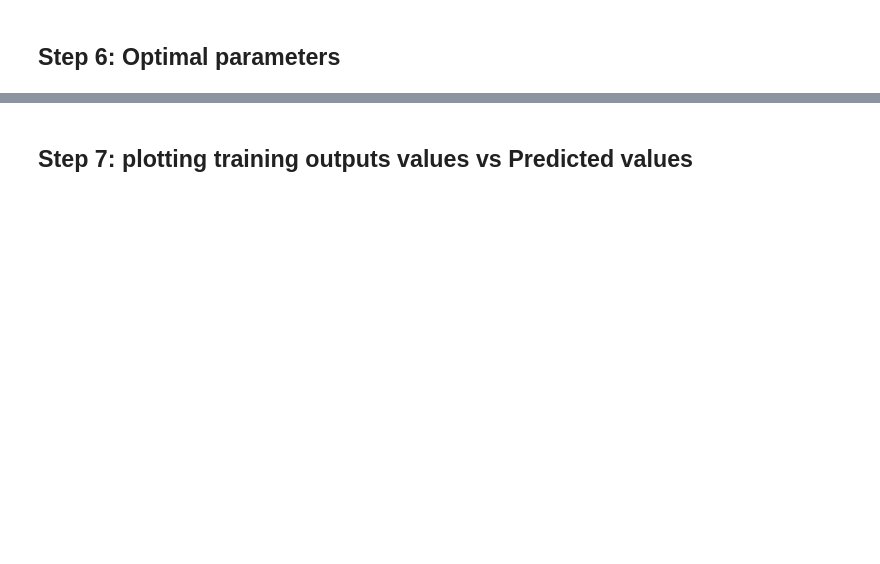
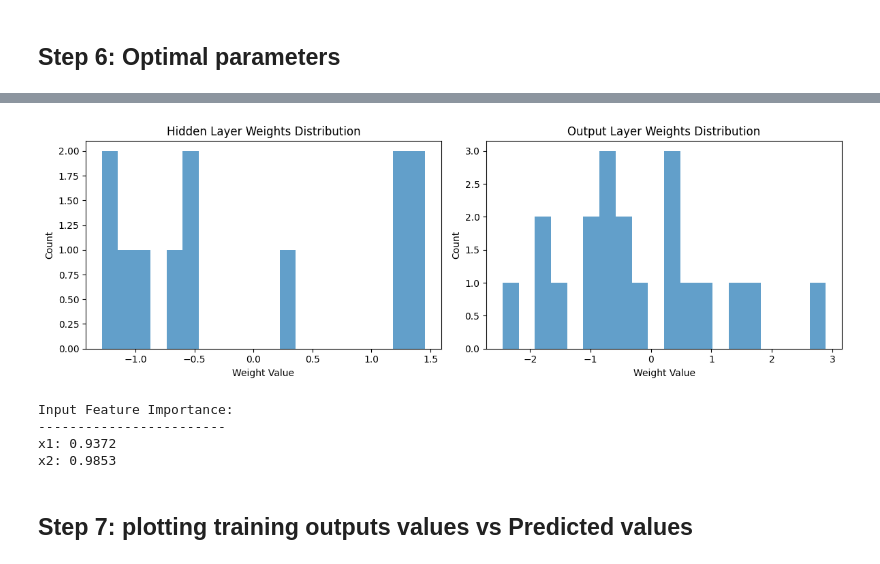
Before and after one commit to ethansmadjaa/ML_LABS2, a Jupyter notebook: LAB1/LAB/LAB_FFNN.ipynb, the cells around one changed output, grey strips where cells are left out. Drawn from its saved outputs; the diff is of its cells as text; code cells hidden in the pictures; blank space fills up the shorter version.

```diff
--- a/LAB1/LAB/LAB_FFNN.ipynb
+++ b/LAB1/LAB/LAB_FFNN.ipynb
@@ -157,2 +166,73 @@ Number of iterations: 1023
 # %% [markdown]
 ## Step 6: Optimal parameters
+# %%
+def display_optimal_parameters(V, W):
+    # Format V weights (hidden layer)
+    print("Optimal Parameters for Hidden Layer (V):")
+    print("----------------------------------------")
+    v_df = pd.DataFrame(V,
+                       index=['bias', 'x1', 'x2'],
+                       columns=[f'h{i+1}' for i in range(V.shape[1])])
+    print("\nV matrix shape:", V.shape)
+    print(v_df)
+    print("\nInterpretation:")
+    print("- Rows: Input nodes (bias, x1, x2)")
+    print("- Columns: Hidden layer neurons (h1 to h4)")
+
+    print("\n\nOptimal Parameters for Output Layer (W):")
+    print("----------------------------------------")
+    w_df = pd.DataFrame(W,
+                       index=['bias'] + [f'h{i+1}' for i in range(V.shape[1])],
+                       columns=[f'output{i+1}' for i in range(W.shape[1])])
+    print("\nW matrix shape:", W.shape)
+    print(w_df)
+    print("\nInterpretation:")
+    print("- Rows: Hidden layer nodes (bias + hidden neurons)")
+    print("- Columns: Output layer neurons")
+
+    # Additional Analysis
+    print("\nWeight Statistics:")
+    print("------------------")
+    print("\nHidden Layer (V):")
+    print(f"Mean weight: {V.mean():.4f}")
+    print(f"Weight std: {V.std():.4f}")
+    print(f"Min weight: {V.min():.4f}")
+    print(f"Max weight: {V.max():.4f}")
+
+    print("\nOutput Layer (W):")
+    print(f"Mean weight: {W.mean():.4f}")
+    print(f"Weight std: {W.std():.4f}")
+    print(f"Min weight: {W.min():.4f}")
+    print(f"Max weight: {W.max():.4f}")
+
+    # Visualize weight distributions
+    import matplotlib.pyplot as plt
+
+    plt.figure(figsize=(12, 4))
+
+    plt.subplot(121)
+    plt.hist(V.flatten(), bins=20, alpha=0.7)
+    plt.title('Hidden Layer Weights Distribution')
+    plt.xlabel('Weight Value')
+    plt.ylabel('Count')
+
+    plt.subplot(122)
+    plt.hist(W.flatten(), bins=20, alpha=0.7)
+    plt.title('Output Layer Weights Distribution')
+    plt.xlabel('Weight Value')
+    plt.ylabel('Count')
+
+    plt.tight_layout()
+    plt.show()
+
+# Call the function with the optimal weights
+display_optimal_parameters(V, W)
+
+# Calculate and display the importance of input features
+print("\nInput Feature Importance:")
+print("------------------------")
+input_importance = np.abs(V[1:, :]).mean(axis=1)  # Exclude bias row
+features = ['x1', 'x2']
+for feature, importance in zip(features, input_importance):
+    print(f"{feature}: {importance:.4f}")
+# %% [output]
@@ -159,2 +256,7 @@ Number of iterations: 1023
+[figure, added]
+Input Feature Importance:
+------------------------
+x1: 0.9372
+x2: 0.9853
 # %% [markdown]
 ## Step 7: plotting training outputs values vs Predicted values
```
Also changed, not shown: parts of 4 cells of this notebook.
